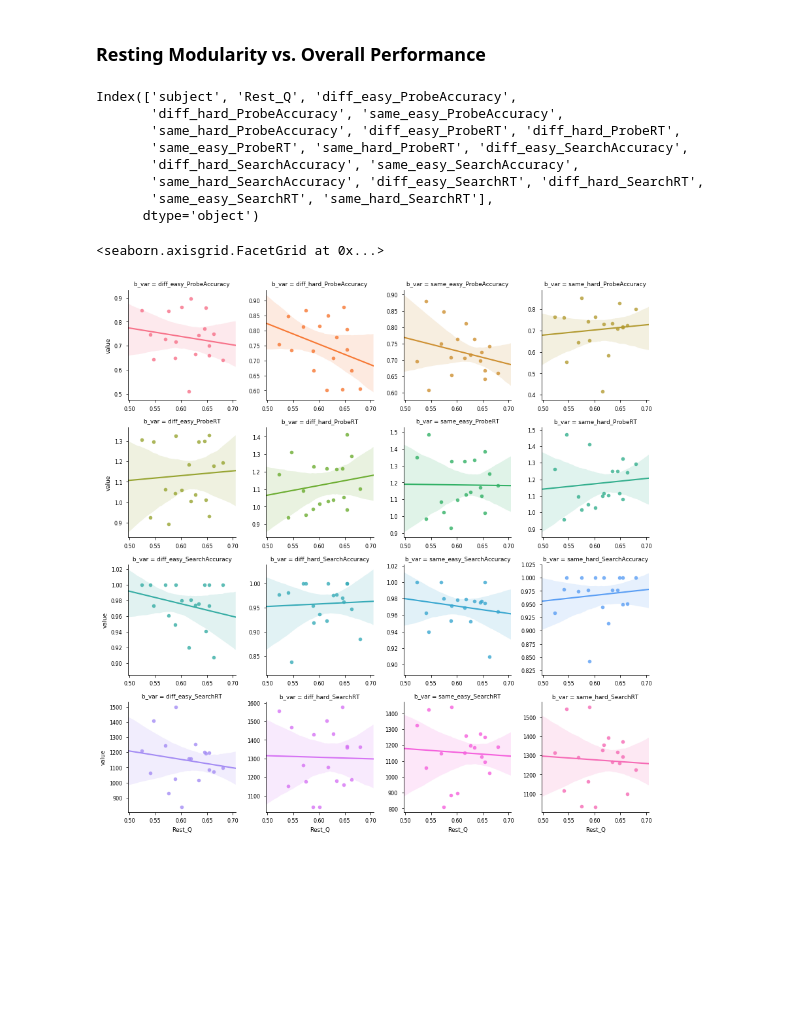
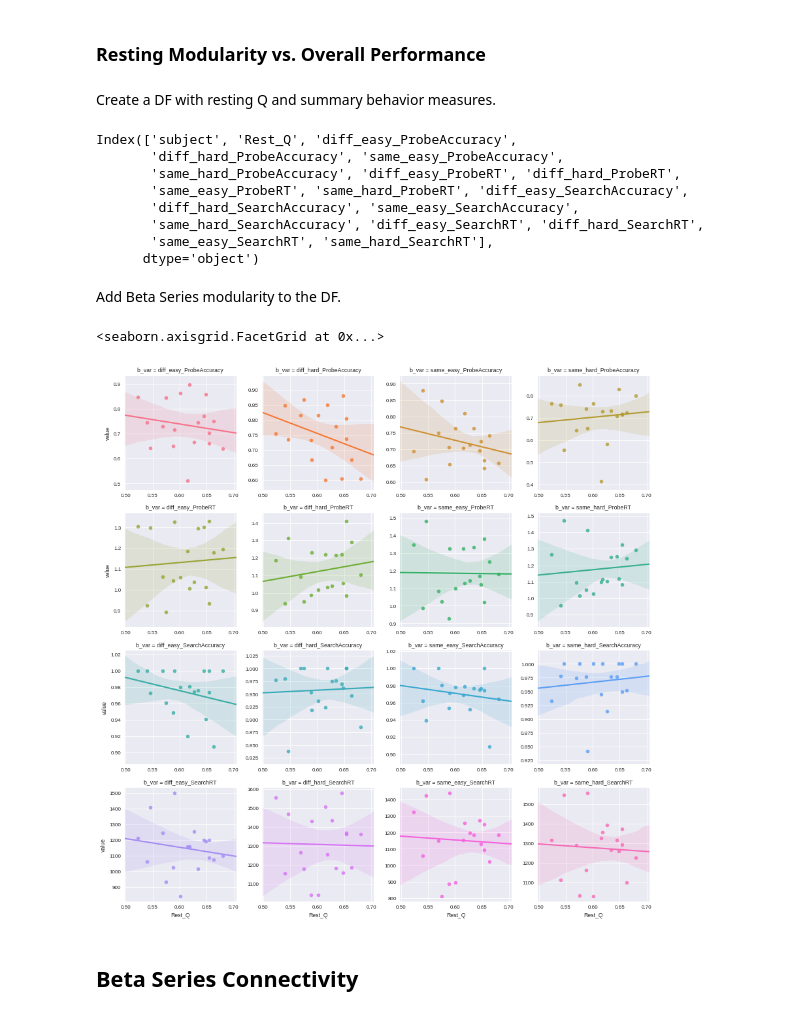
Before and after one commit to danlurie/DistractWM, a Jupyter notebook: code/notebooks/Data Exploration - Modularity vs. Behavior.ipynb, the cells around one changed output. Saved outputs shown, nothing was run; the diff lists cells and outputs as text; code cells hidden in the pictures; blank space fills up the shorter version.

```diff
--- a/code/notebooks/Data Exploration - Modularity vs. Behavior.ipynb
+++ b/code/notebooks/Data Exploration - Modularity vs. Behavior.ipynb
@@ -9,7 +9,7 @@ import seaborn as sns
 # %%
 sns.set_context('paper')
 # %%
-df = pd.read_csv('DistractWM_BehavioralData_forDan.txt', sep='\t')
+df = pd.read_csv('../../data/summary/combined_q_and_behavior_subs_1-20.tsv', sep='\t')
 # %% [markdown]
 ### Modularity
 # %%
@@ -135,5 +135,7 @@ sns.lmplot(x="Q", y="SearchRT", col="subject", hue="subject", data=q_behav_df,
 # %% [markdown]
 ### Resting Modularity vs. Overall Performance
+# %% [markdown]
+Create a DF with resting Q and summary behavior measures.
 # %%
-q_behav_summary_df = pd.concat([df.drop([1,9]).iloc[:,0:2],df.drop([1,9]).iloc[:,57:]], axis=1)
+restq_behav_summary_df = pd.concat([df.drop([1,9]).iloc[:,0:2],df.drop([1,9]).iloc[:,57:]], axis=1)
 # %%
@@ -147,17 +149,21 @@ Index(['subject', 'Rest_Q', 'diff_easy_ProbeAccuracy',
        'same_hard_SearchAccuracy', 'diff_easy_SearchRT', 'diff_hard_SearchRT',
        'same_easy_SearchRT', 'same_hard_SearchRT'],
       dtype='object')
+# %% [markdown]
+Add Beta Series modularity to the DF.
 # %%
-foo = q_behav_summary_df.melt(id_vars=['subject', 'Rest_Q'], value_vars=['diff_easy_ProbeAccuracy',
-       'diff_hard_ProbeAccuracy', 'same_easy_ProbeAccuracy',
-       'same_hard_ProbeAccuracy', 'diff_easy_ProbeRT', 'diff_hard_ProbeRT',
-       'same_easy_ProbeRT', 'same_hard_ProbeRT', 'diff_easy_SearchAccuracy',
-       'diff_hard_SearchAccuracy', 'same_easy_SearchAccuracy',
-       'same_hard_SearchAccuracy', 'diff_easy_SearchRT', 'diff_hard_SearchRT',
-       'same_easy_SearchRT', 'same_hard_SearchRT'], value_name='value', var_name='b_var')
+restq_behav_df = restq_behav_summary_df.melt(id_vars=['subject', 'Rest_Q',],
+                                             value_vars=['diff_easy_ProbeAccuracy','diff_hard_ProbeAccuracy',
+                                            'same_easy_ProbeAccuracy','same_hard_ProbeAccuracy',
+                                            'diff_easy_ProbeRT', 'diff_hard_ProbeRT','same_easy_ProbeRT',
+                                            'same_hard_ProbeRT', 'diff_easy_SearchAccuracy','diff_hard_SearchAccuracy',
+                                            'same_easy_SearchAccuracy','same_hard_SearchAccuracy', 'diff_easy_SearchRT',
+                                            'diff_hard_SearchRT','same_easy_SearchRT', 'same_hard_SearchRT'], value_name='value', var_name='b_var')
 # %%
-sns.lmplot(x="Rest_Q", y="value", col="b_var", hue="b_var", data=foo,
+sns.lmplot(x="Rest_Q", y="value", col="b_var", hue="b_var", data=restq_behav_df,
            col_wrap=4, ci=95, size=3, sharey=False, sharex=False)
 # %% [output]
 <seaborn.axisgrid.FacetGrid at 0x...>
-[figure, old version]
+[figure, new version]
+# %% [markdown]
+## Beta Series Connectivity
```
Also changed, not shown: parts of 34 cells of this notebook, 4 other files.
